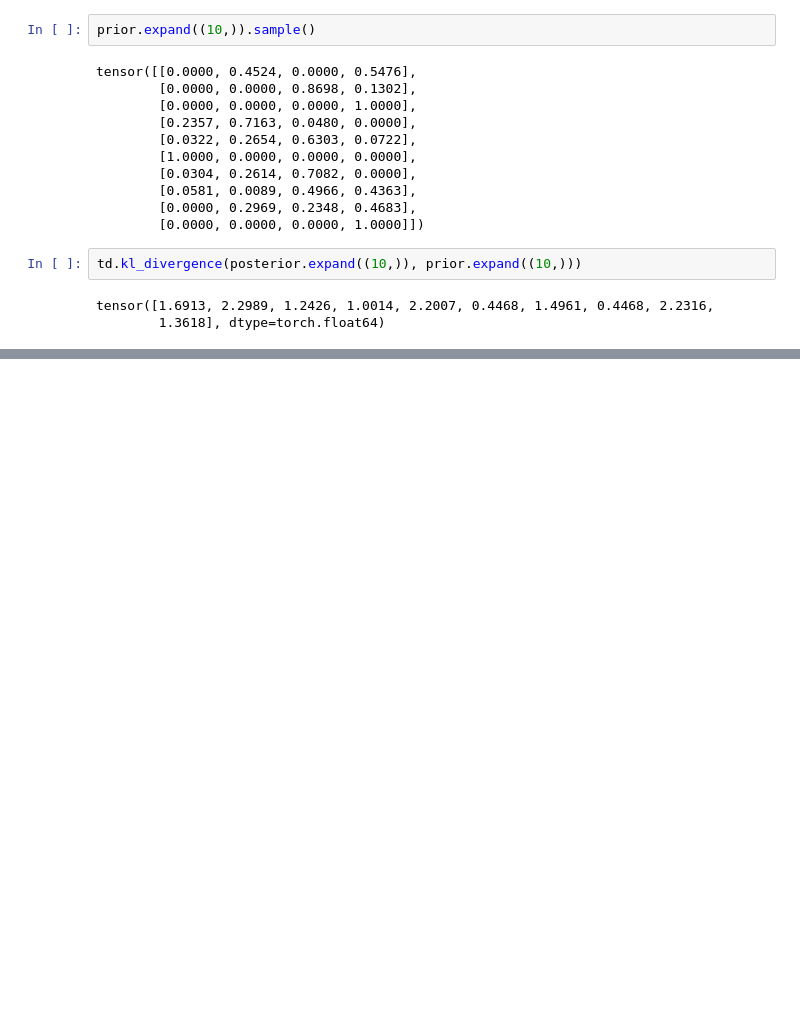
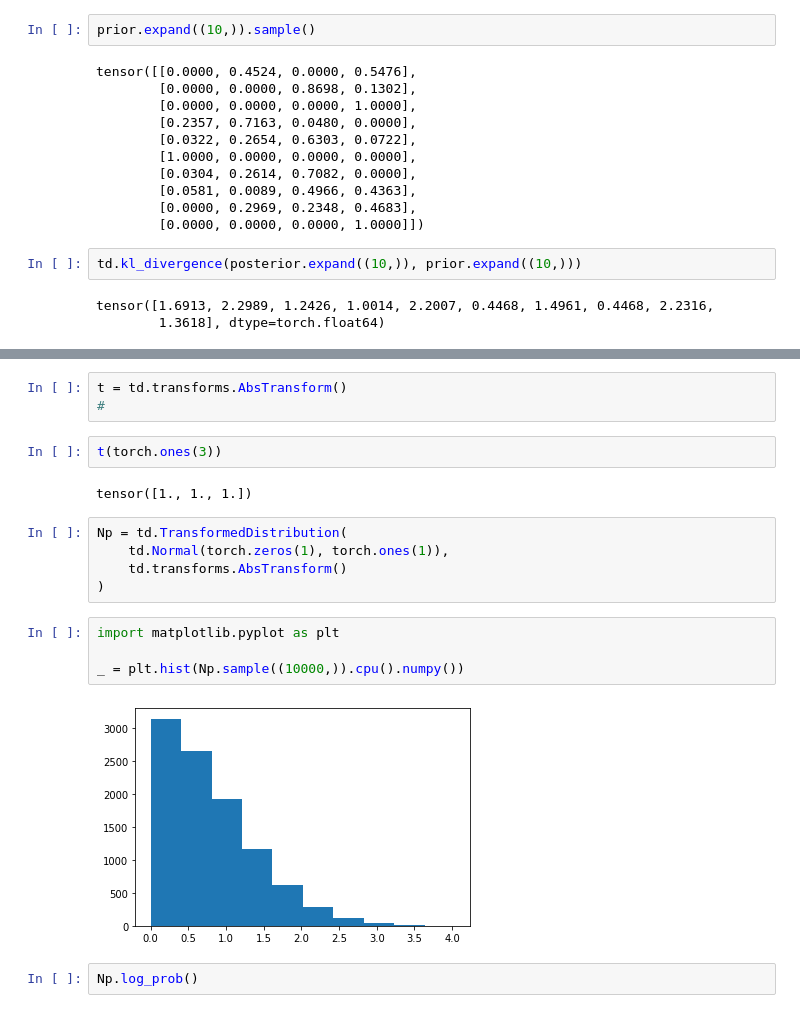
Before and after one commit to probabll/mixed-rv-vae, a Jupyter notebook: gaussian-sparsemax.ipynb, the cells around one changed output, grey strips where cells are left out. Cells and saved outputs as stored; diff of their text form; blank space fills up the shorter version.

```diff
--- a/gaussian-sparsemax.ipynb
+++ b/gaussian-sparsemax.ipynb
@@ -465,0 +509,20 @@ tensor([1.6913, 2.2989, 1.2426, 1.0014, 2.2007, 0.4468, 1.4961, 0.4468, 2.2316,
+# %%
+t = td.transforms.AbsTransform()
+#
+# %%
+t(torch.ones(3))
+# %% [output]
+tensor([1., 1., 1.])
+# %%
+Np = td.TransformedDistribution(
+    td.Normal(torch.zeros(1), torch.ones(1)),
+    td.transforms.AbsTransform()
+)
+# %%
+import matplotlib.pyplot as plt
+
+_ = plt.hist(Np.sample((10000,)).cpu().numpy())
+# %% [output]
+[figure, added]
+# %%
+Np.log_prob()
```
Also changed, not shown: parts of 7 cells of this notebook, 3 other files.
